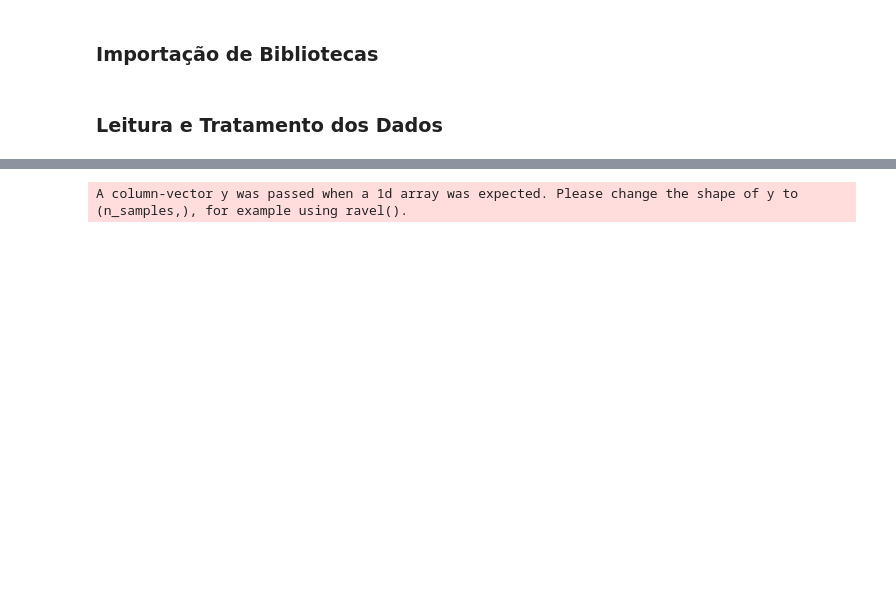
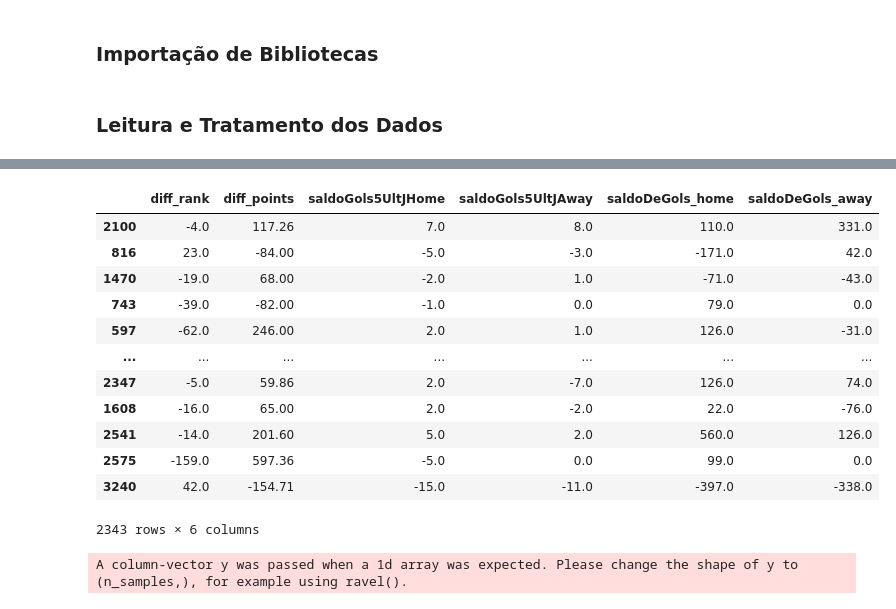
Before and after one commit to VitorrSantana/WorldCupPredictin, a Jupyter notebook: copaMundo.ipynb, the cells around one changed output, grey strips where cells are left out. Saved outputs shown, nothing was run; the diff lists cells and outputs as text; code cells hidden in the pictures; blank space fills up the shorter version.

```diff
--- a/copaMundo.ipynb
+++ b/copaMundo.ipynb
@@ -237,3 +231,19 @@ X
 # %%
 X_train, X_test, y_train, y_test = train_test_split(X,Y,test_size=0.3,random_state=2)
+# %%
+X_train
+# %% [output]
+|  | diff_rank | diff_points | saldoGols5UltJHome | saldoGols5UltJAway | saldoDeGols_home | saldoDeGols_away |
+| 2100 | -4.0 | 117.26 | 7.0 | 8.0 | 110.0 | 331.0 |
+| 816 | 23.0 | -84.00 | -5.0 | -3.0 | -171.0 | 42.0 |
+| 1470 | -19.0 | 68.00 | -2.0 | 1.0 | -71.0 | -43.0 |
+| 743 | -39.0 | -82.00 | -1.0 | 0.0 | 79.0 | 0.0 |
+| 597 | -62.0 | 246.00 | 2.0 | 1.0 | 126.0 | -31.0 |
+| ... | ... | ... | ... | ... | ... | ... |
+| 2347 | -5.0 | 59.86 | 2.0 | -7.0 | 126.0 | 74.0 |
+| 1608 | -16.0 | 65.00 | 2.0 | -2.0 | 22.0 | -76.0 |
+| 2541 | -14.0 | 201.60 | 5.0 | 2.0 | 560.0 | 126.0 |
+| 2575 | -159.0 | 597.36 | -5.0 | 0.0 | 99.0 | 0.0 |
+| 3240 | 42.0 | -154.71 | -15.0 | -11.0 | -397.0 | -338.0 |
+2343 rows × 6 columns
 # %%
```
Also changed, not shown: parts of 56 cells of this notebook, 1 other file.
